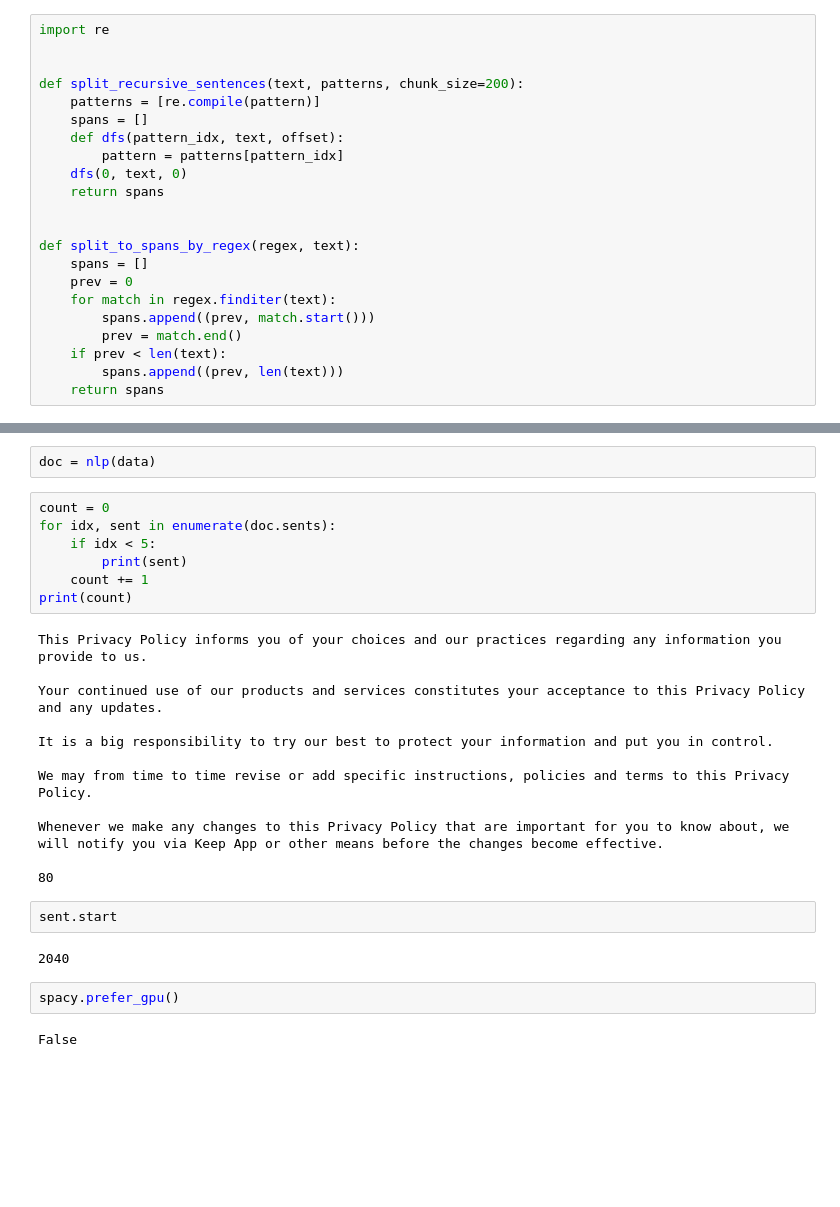
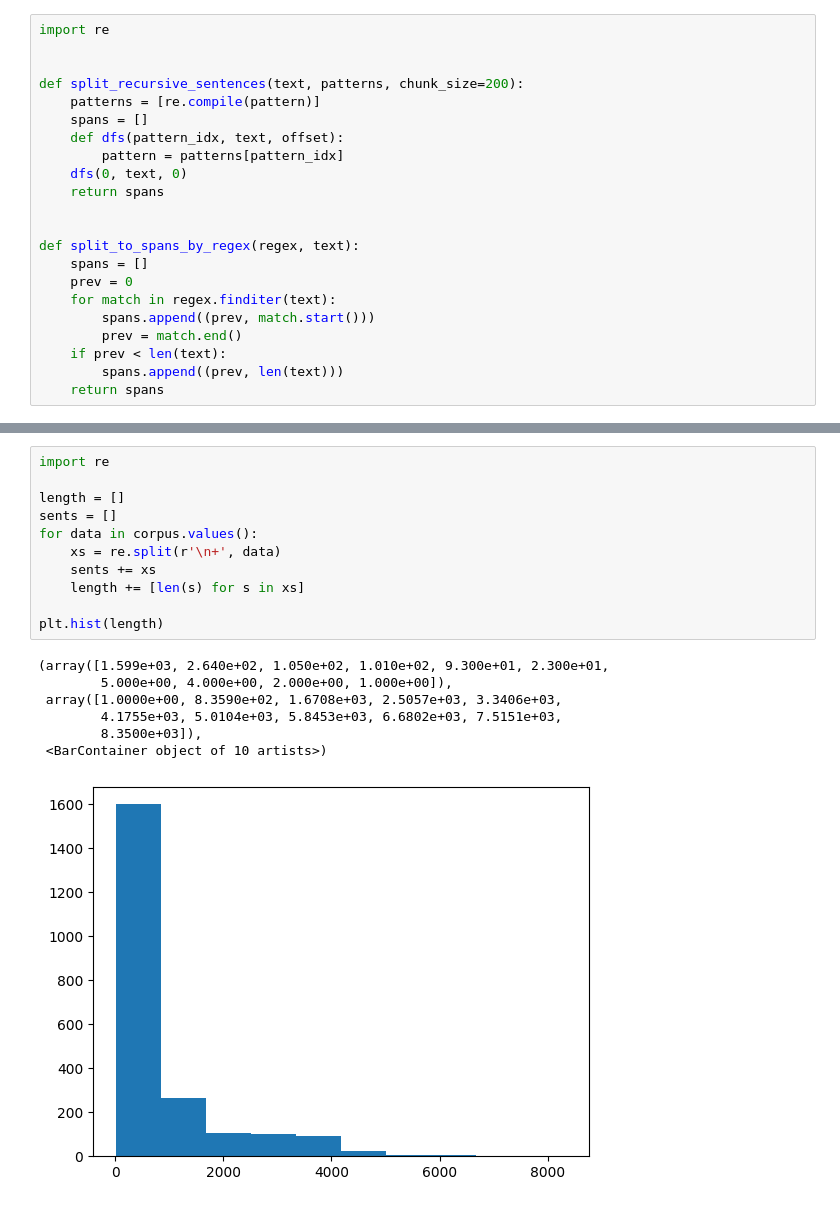
Before and after one commit to Joshua-Chin/Semantic-RAG, a Jupyter notebook: 06-Semantic.ipynb, the cells around one changed output, grey strips where cells are left out. Saved outputs shown, nothing was run; the diff lists cells and outputs as text; blank space fills up the shorter version.

Commit message:
Best result yet!

```diff
--- a/06-Semantic.ipynb
+++ b/06-Semantic.ipynb
@@ -248,29 +405,19 @@ nlp=spacy.load('en_core_web_sm')
-# %%
-doc = nlp(data)
-# %%
-count = 0
-for idx, sent in enumerate(doc.sents):
-    if idx < 5:
-        print(sent)
-    count += 1
-print(count)
-# %% [output]
-This Privacy Policy informs you of your choices and our practices regarding any information you provide to us.
-
-Your continued use of our products and services constitutes your acceptance to this Privacy Policy and any updates.
-
-It is a big responsibility to try our best to protect your information and put you in control.
-
-We may from time to time revise or add specific instructions, policies and terms to this Privacy Policy.
-
-Whenever we make any changes to this Privacy Policy that are important for you to know about, we will notify you via Keep App or other means before the changes become effective.
-
-80
-# %%
-sent.start
-# %% [output]
-2040
-# %%
-spacy.prefer_gpu()
-# %% [output]
-False
+# %%
+import re
+
+length = []
+sents = []
+for data in corpus.values():
+    xs = re.split(r'\n+', data)
+    sents += xs
+    length += [len(s) for s in xs]
+
+plt.hist(length)
+# %% [output]
+(array([1.599e+03, 2.640e+02, 1.050e+02, 1.010e+02, 9.300e+01, 2.300e+01,
+        5.000e+00, 4.000e+00, 2.000e+00, 1.000e+00]),
+ array([1.0000e+00, 8.3590e+02, 1.6708e+03, 2.5057e+03, 3.3406e+03,
+        4.1755e+03, 5.0104e+03, 5.8453e+03, 6.6802e+03, 7.5151e+03,
+        8.3500e+03]),
+ <BarContainer object of 10 artists>)
+[figure, added]
```
Also changed, not shown: parts of 5 cells of this notebook, 1 other file.
